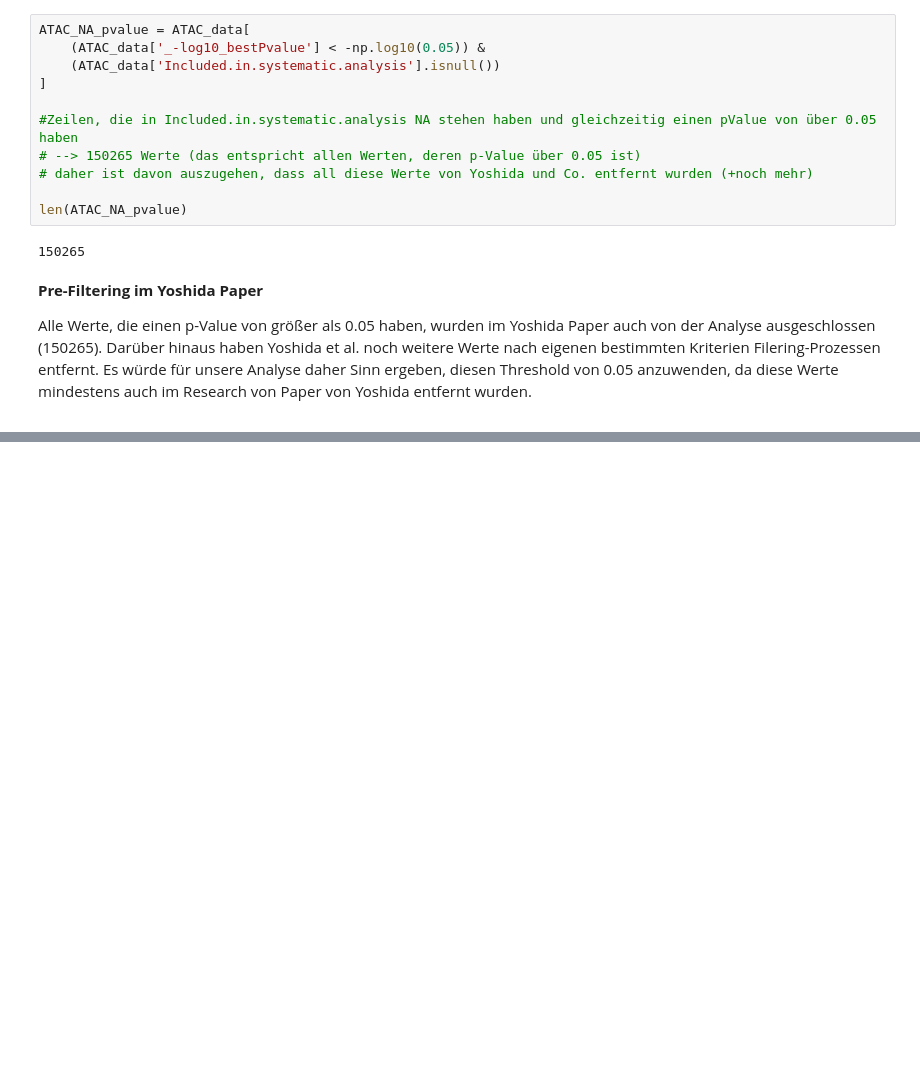
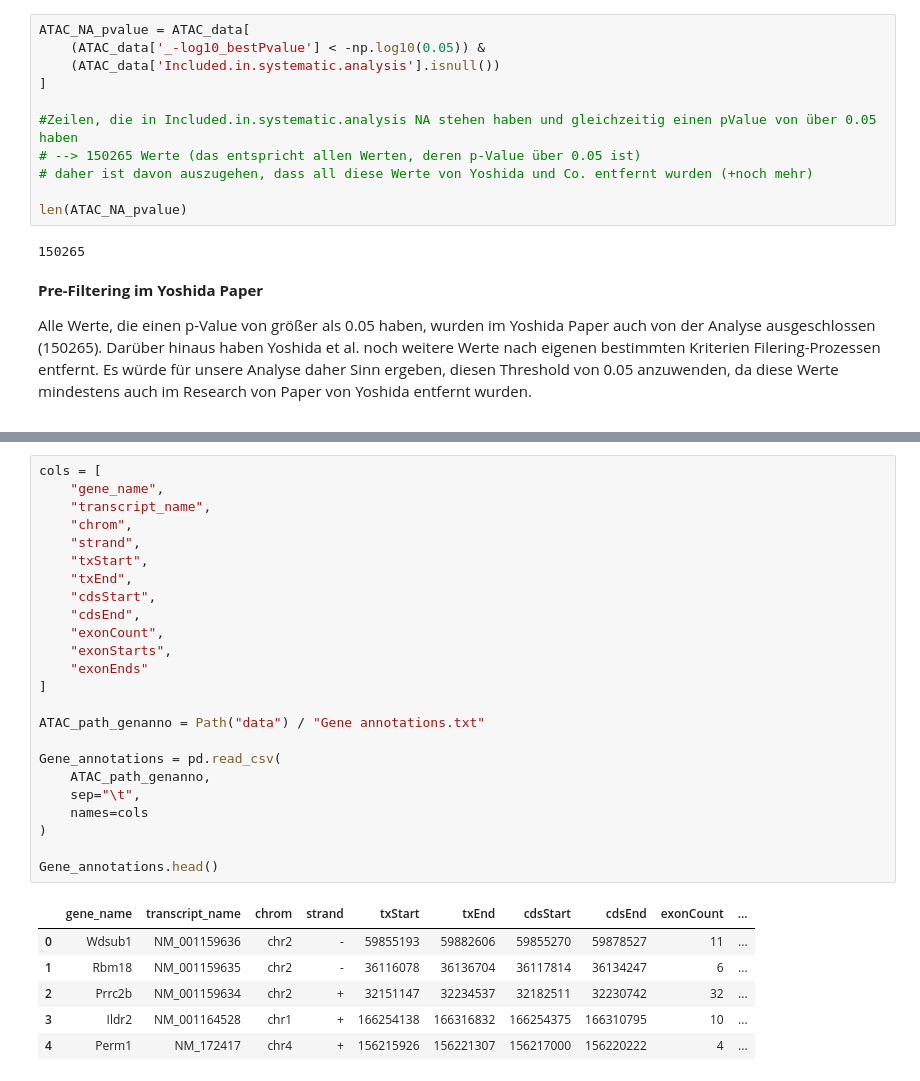
Before and after one commit to datascience-mobi-2026/topic04_team03, a Jupyter notebook: Jupyter_Lotta.ipynb, the cells around one changed output, grey strips where cells are left out. Cells and saved outputs as stored; diff of their text form; blank space fills up the shorter version.

```diff
--- a/Jupyter_Lotta.ipynb
+++ b/Jupyter_Lotta.ipynb
@@ -118,0 +148,31 @@ Alle Werte, die einen p-Value von größer als 0.05 haben, wurden im Yoshida Pap
+# %%
+cols = [
+    "gene_name",
+    "transcript_name",
+    "chrom",
+    "strand",
+    "txStart",
+    "txEnd",
+    "cdsStart",
+    "cdsEnd",
+    "exonCount",
+    "exonStarts",
+    "exonEnds"
+]
+
+ATAC_path_genanno = Path("data") / "Gene annotations.txt"
+
+Gene_annotations = pd.read_csv(
+    ATAC_path_genanno,
+    sep="\t",
+    names=cols
+)
+
+Gene_annotations.head()
+# %% [output]
+|  | gene_name | transcript_name | chrom | strand | txStart | txEnd | cdsStart | cdsEnd | exonCount | ... |
+| 0 | Wdsub1 | NM_001159636 | chr2 | - | 59855193 | 59882606 | 59855270 | 59878527 | 11 | ... |
+| 1 | Rbm18 | NM_001159635 | chr2 | - | 36116078 | 36136704 | 36117814 | 36134247 | 6 | ... |
+| 2 | Prrc2b | NM_001159634 | chr2 | + | 32151147 | 32234537 | 32182511 | 32230742 | 32 | ... |
+| 3 | Ildr2 | NM_001164528 | chr1 | + | 166254138 | 166316832 | 166254375 | 166310795 | 10 | ... |
+| 4 | Perm1 | NM_172417 | chr4 | + | 156215926 | 156221307 | 156217000 | 156220222 | 4 | ... |
```
Also changed, not shown: parts of 6 cells of this notebook.
